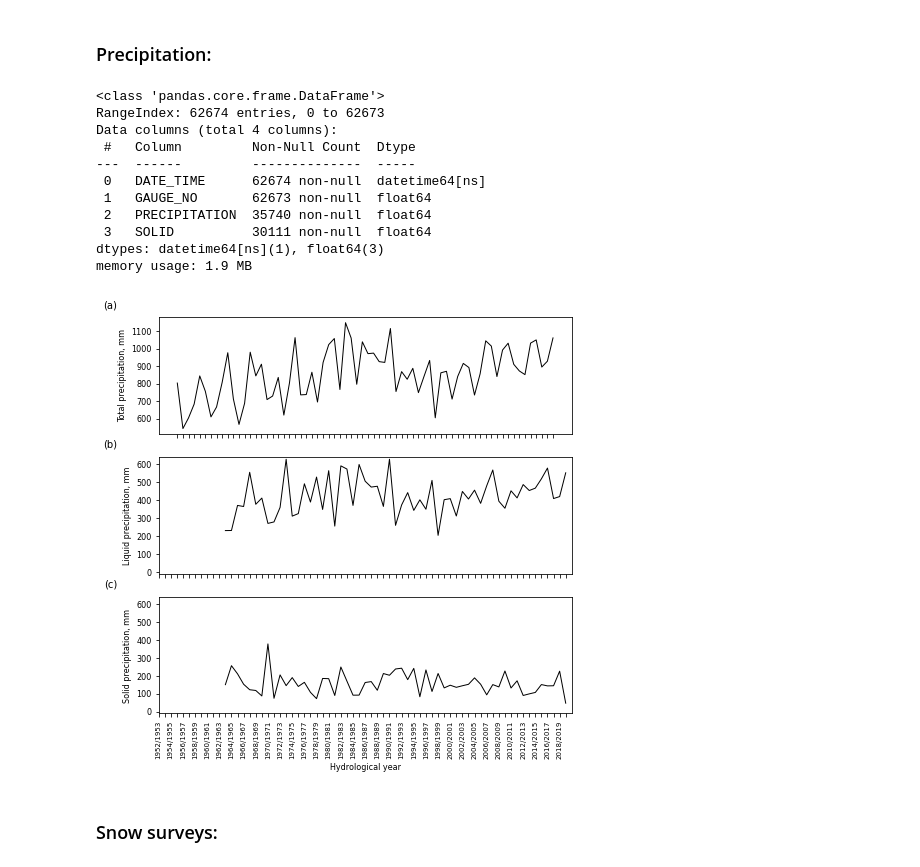
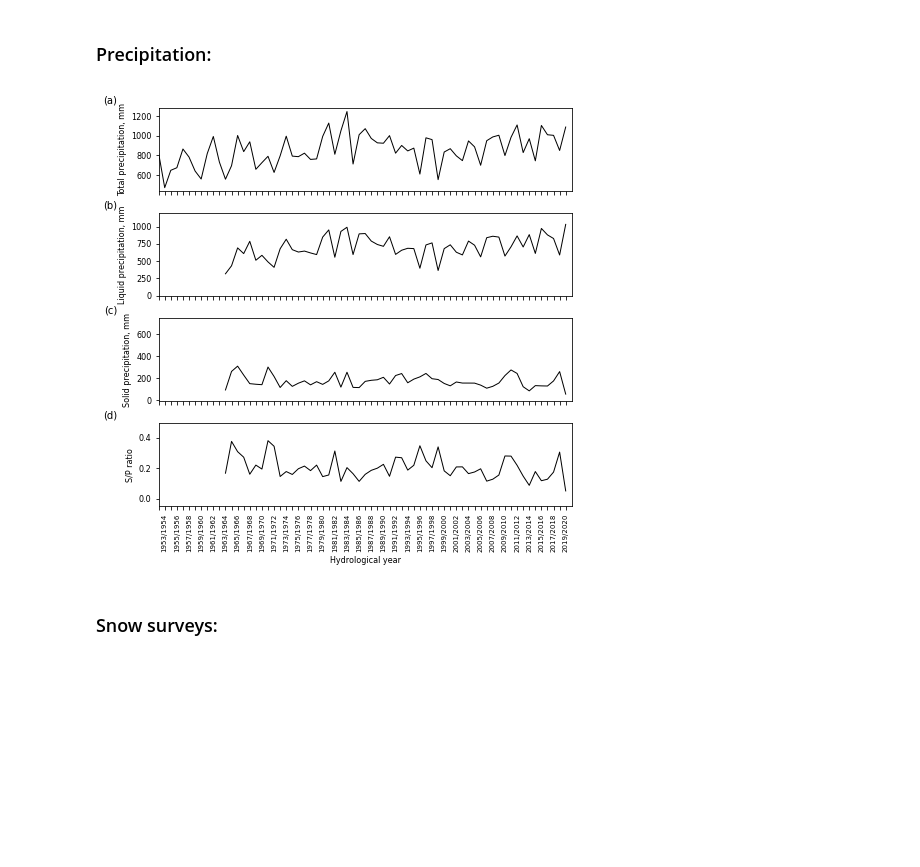
Before and after one commit to shi-hydrology/lammin-suo-plots, a Jupyter notebook: lammin_suo_plots.ipynb, the cells around one changed output. Saved outputs shown, nothing was run; the diff lists cells and outputs as text; code cells hidden in the pictures; blank space fills up the shorter version.

Commit message:
Fixed wrong translation from calendar to hydro year

```diff
--- a/lammin_suo_plots.ipynb
+++ b/lammin_suo_plots.ipynb
@@ -8,7 +8,7 @@ import os.path
 import matplotlib.pyplot as plt
 import matplotlib
 
-def prepare(f):
+def prepare(f, v=False):
     df = pd.read_csv(f, comment='#')
     try:
         datetimes = pd.to_datetime(df["DATE_TIME"])
@@ -17,10 +17,8 @@ def prepare(f):
         df.rename(columns={"START_DATE": "DATE_TIME"}, inplace=True)
         datetimes = pd.to_datetime(df["DATE_TIME"])
         df["DATE_TIME"] = datetimes
-    df.info()
-    # df = df.loc[df["DATE_TIME"].dt.year > 1966]
-    # df = df.loc[df["DATE_TIME"].dt.year <= 1966]
-    # print(df)
+    if v:
+        df.info()
     return df
 
 
@@ -148 +150,4 @@ fig_dir = os.path.join(globals()['_dh'][0], "fig")
+# %%
+SHIFT = 2  # to start hydrological year from November (more useful for Lammin Suo)
+# SHIFT = 3  # to start hydrological year from October
 # %% [markdown]
@@ -217,69 +320,76 @@ tmp = prepare(os.path.join(work_dir, f))
 tmp.set_index("DATE_TIME", inplace=True)
 df = tmp.loc[tmp["GAUGE_NO"] == 1]
 
-df["P_TOTAL"] = df["PRECIPITATION"].shift(3)
-df["P_LIQUID"] = np.where(df["SOLID"] == 0, df["PRECIPITATION"].shift(3), np.nan)
-df["P_SOLID"] = np.where(df["SOLID"] == 1, df["PRECIPITATION"].shift(3), np.nan)
-# print(df)
+df["P_TOTAL"] = df["PRECIPITATION"]
+df["P_LIQUID"] = np.where(df["SOLID"] == 0, df["PRECIPITATION"], np.nan)
+df["P_SOLID"] = np.where(df["SOLID"] == 1, df["PRECIPITATION"], np.nan)
 df = df.resample('M').sum()
 # print(df)
+
+# Shifting all the columns to obtain hydrological years instead of calendar:
+df["P_TOTAL"] = df["P_TOTAL"].shift(SHIFT)
+df["P_LIQUID"] = df["P_LIQUID"].shift(SHIFT)
+df["P_SOLID"] = df["P_SOLID"].shift(SHIFT)
+# print(df)
+
 df = df.resample('Y').sum()
 df["HYDRO_YEAR"] = (df.index.year - 1).astype(str) + "/" + df.index.year.astype(str)
 df = df.iloc[1:]  # since first hydro year is truncated (there is no Oct-Dec of 1951 in dataset)
 
 df.loc[df["P_LIQUID"] == 0, "P_LIQUID"] = np.nan
 df.loc[df["P_SOLID"] == 0, "P_SOLID"] = np.nan
+
+df["SP"] = df["P_SOLID"] / df["P_TOTAL"]  # S/P ratio
+df.loc[df["SP"] == 0, "SP"] = np.nan
 # print(df)
 
 # fig, ax = plt.subplots()
-fig, (ax1, ax2, ax3) = plt.subplots(3, 1)
+fig, (ax1, ax2, ax3, ax4) = plt.subplots(4, 1)
 fig.set_size_inches(17 / 2.54, 17 / 2.54)
 
-
+ax1.set_xlim([0, len(df["HYDRO_YEAR"])])
 ax1.plot(df["HYDRO_YEAR"], df["P_TOTAL"], color="k", linewidth=1)
 ax1.set_ylabel("Total precipitation, mm")
 
-ax2.set_xlim([0,len(df["HYDRO_YEAR"])])
-ax2.set_ylim([-10, 640])
+ax2.set_xlim([0, len(df["HYDRO_YEAR"])])
+ax2.set_ylim([-10, 1200])
 ax2.plot(df["HYDRO_YEAR"], df["P_LIQUID"], color="k", linewidth=1)
 ax2.set_ylabel("Liquid precipitation, mm")
 
-ax3.set_xlim([0,len(df["HYDRO_YEAR"])])
-ax3.set_ylim([-10, 640])
+ax3.set_xlim([0, len(df["HYDRO_YEAR"])])
+ax3.set_ylim([-10, 750])
 ax3.plot(df["HYDRO_YEAR"], df["P_SOLID"], color="k", linewidth=1)
 ax3.set_ylabel("Solid precipitation, mm")
-ax3.set_xlabel("Hydrological year")
+
+ax4.set_xlim([0, len(df["HYDRO_YEAR"])])
+ax4.set_ylim([-0.05, 0.5])
+ax4.plot(df["HYDRO_YEAR"], df["SP"], color="k", linewidth=1)
+ax4.set_ylabel("S/P ratio")
+ax4.set_xlabel("Hydrological year")
 
 for tick in ax1.get_xticklabels()[::1]:
     tick.set_visible(False)
 for tick in ax2.get_xticklabels()[::1]:
     tick.set_visible(False)
-for tick in ax3.get_xticklabels():
+for tick in ax3.get_xticklabels()[::1]:
+    tick.set_visible(False)
+for tick in ax4.get_xticklabels():
     tick.set_rotation(90)
-for tick in ax3.get_xticklabels()[1::2]:
+for tick in ax4.get_xticklabels()[0::2]:
     tick.set_visible(False)
 
 ax1.text(-0.1, 1.15, "(a)", transform=ax1.transAxes, fontsize=MEDIUM_SIZE, va='top', ha='right')
 ax2.text(-0.1, 1.15, "(b)", transform=ax2.transAxes, fontsize=MEDIUM_SIZE, va='top', ha='right')
 ax3.text(-0.1, 1.15, "(c)", transform=ax3.transAxes, fontsize=MEDIUM_SIZE, va='top', ha='right')
+ax4.text(-0.1, 1.15, "(d)", transform=ax4.transAxes, fontsize=MEDIUM_SIZE, va='top', ha='right')
 
 fig.subplots_adjust(bottom=0.4)
 fig.tight_layout()
 
-plt.savefig("test_02.png", dpi=300, transparent=False, facecolor="white")
+fig_path = os.path.join(fig_dir, "test_02.png")
+plt.savefig(fig_path, dpi=300, transparent=False, facecolor="white")
 # %% [output]
-<class 'pandas.core.frame.DataFrame'>
-RangeIndex: 62674 entries, 0 to 62673
-Data columns (total 4 columns):
- #   Column         Non-Null Count  Dtype
----  ------         --------------  -----
- 0   DATE_TIME      62674 non-null  datetime64[ns]
- 1   GAUGE_NO       62673 non-null  float64
- 2   PRECIPITATION  35740 non-null  float64
- 3   SOLID          30111 non-null  float64
-dtypes: datetime64[ns](1), float64(3)
-memory usage: 1.9 MB
-[figure, old version]
+[figure, new version]
 # %% [markdown]
 ### Snow surveys:
 # %%
```
Also changed, not shown: parts of 12 cells of this notebook.
